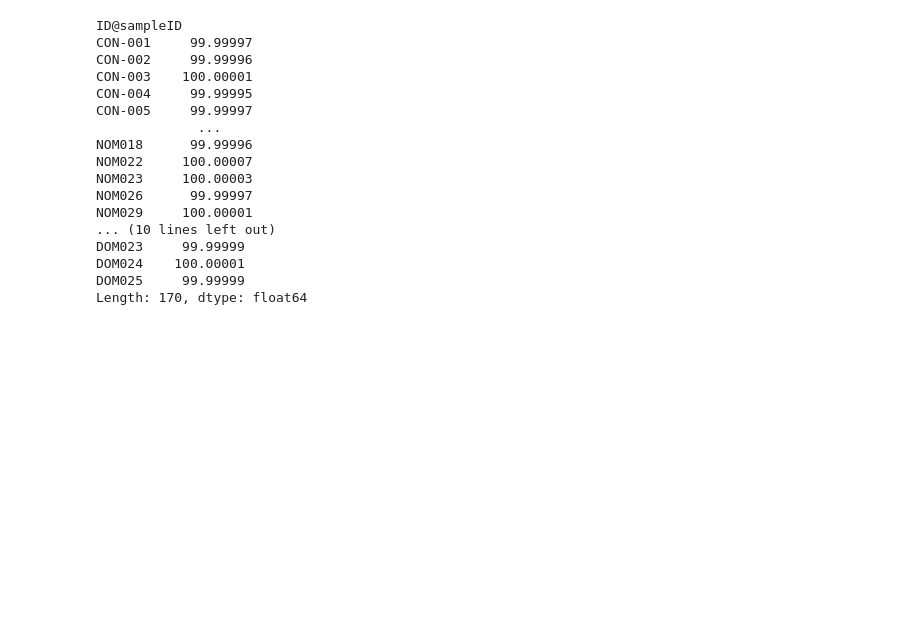
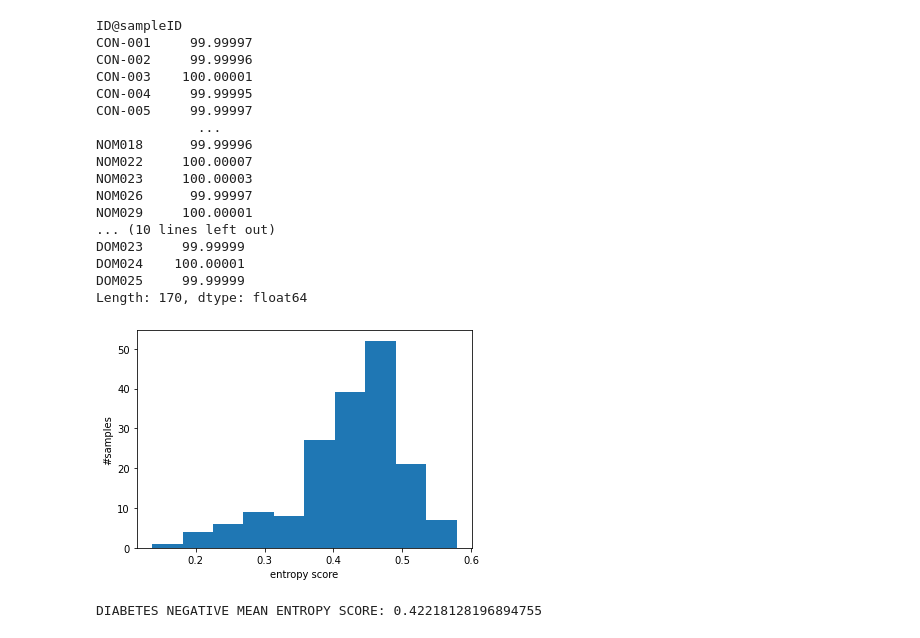
Before and after one commit to mangoflavoured/mangoflavoured.github.io, a Jupyter notebook: mmgraph_test.ipynb, the cells around one changed output. Drawn from its saved outputs; the diff is of its cells as text; code cells hidden in the pictures; blank space fills up the shorter version.

Commit message:
abundance entropy score

```diff
--- a/mmgraph_test.ipynb
+++ b/mmgraph_test.ipynb
@@ -306,3 +306,23 @@ DOM023     99.99999
 DOM024    100.00001
 DOM025     99.99999
 Length: 170, dtype: float64
+# %%
+#entropy
+from scipy.stats import entropy
+entropy_list = [] #[[neg_ent], [pos_ent]]
+
+for dataframe in [t2d_neg_abundance_microbes, t2d_pos_abundance_microbes]:
+    entropy_sublist = []
+    for idx, row in dataframe.iterrows():
+        row_ent = entropy(row)/np.log(572) #scaling
+        entropy_sublist.append(row_ent)
+    entropy_list.append(entropy_sublist)
+# %%
+plt.hist(entropy_list[0], 10)
+plt.xlabel("entropy score")
+plt.ylabel("#samples")
+plt.show()
+print("DIABETES NEGATIVE MEAN ENTROPY SCORE: {}".format(np.mean(entropy_list[0])))
+# %% [output]
+[figure, added]
+DIABETES NEGATIVE MEAN ENTROPY SCORE: 0.42218128196894755
```
Also changed, not shown: parts of 1 cell of this notebook.
